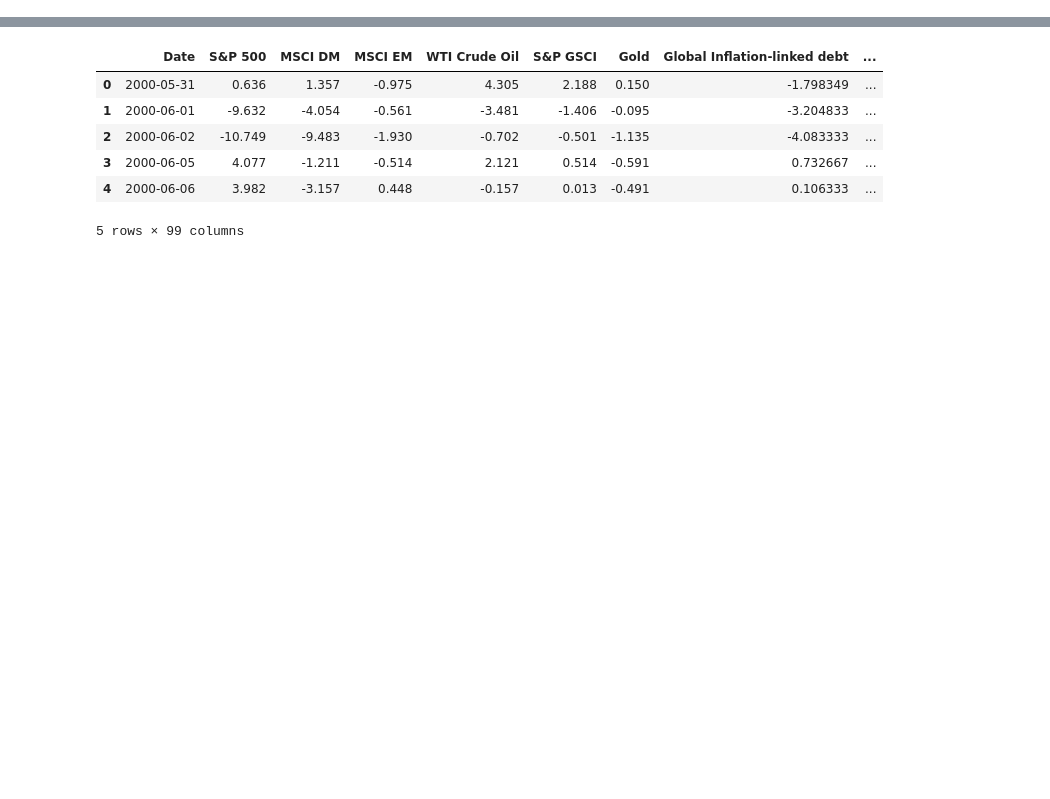
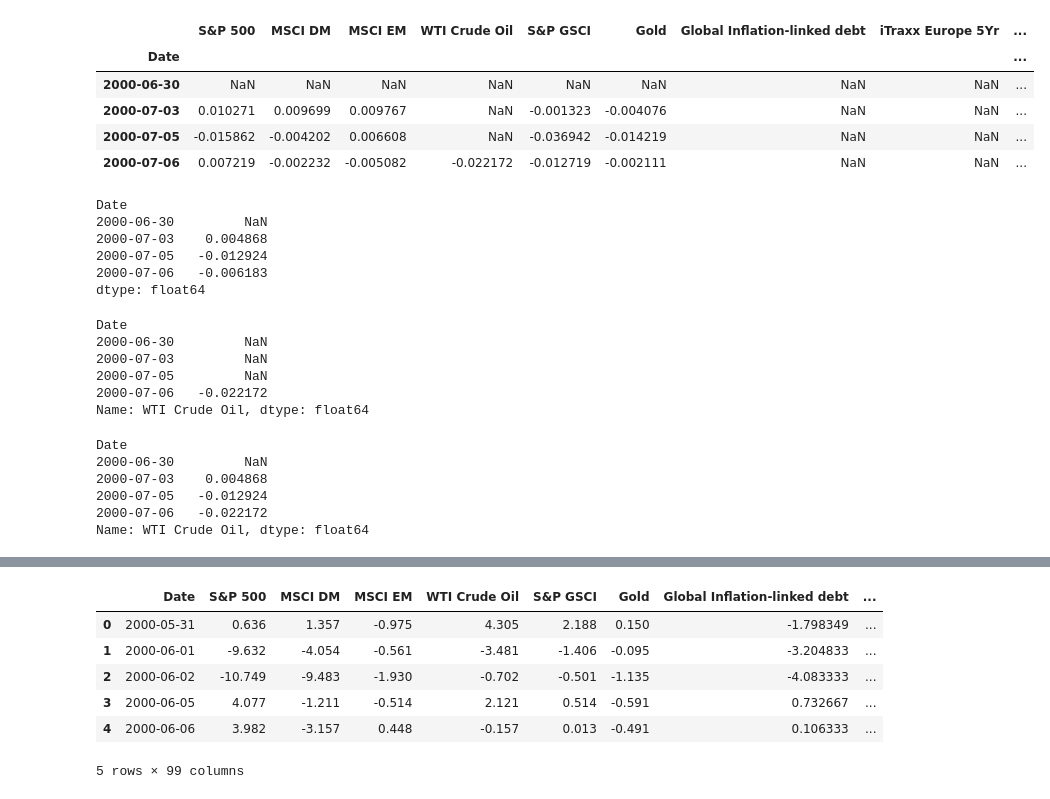
Before and after one commit to JBaldys/APlusBernstein-Project, a Jupyter notebook: notebooks/missing.ipynb, the cells around one changed output, grey strips where cells are left out. Drawn from its saved outputs; the diff is of its cells as text; code cells hidden in the pictures; blank space fills up the shorter version.

Commit message:
update model data

```diff
--- a/notebooks/missing.ipynb
+++ b/notebooks/missing.ipynb
@@ -21,7 +20,5 @@ def impute_col(df_sc, col, values):
 # %%
 factors = pd.read_excel(raw_data_dir / raw_data_name, sheet_name=1)
 factors.set_index("Date", inplace=True)
-factors = factors.apply(lambda x: (x - np.mean(x)) / np.std(x))
+# factors = factors.apply(lambda x: (x - np.mean(x)) / np.std(x))
 categories = pd.read_excel(raw_data_dir / raw_data_name, sheet_name=2)
-# %%
-factors = pd.read_excel(raw_data_dir / raw_data_name, sheet_name=1)
@@ -76,0 +119,47 @@ Length: 97, dtype: int64
+# %%
+cols = ["S&P 500", "MSCI DM", "MSCI EM", "WTI Crude Oil"
+, "S&P GSCI", "Gold", "Global Inflation-linked debt", "iTraxx Europe 5Yr", "iTraxx Crossover 5Yr", "CDX IG 5Yr",
+"CDX HY 5Yr"]
+
+test_raw = factors.iloc[23:27][cols]
+test_raw_returns = test_raw.pct_change(fill_method=None)
+test_raw_returns
+# %% [output]
+|  | S&P 500 | MSCI DM | MSCI EM | WTI Crude Oil | S&P GSCI | Gold | Global Inflation-linked debt | iTraxx Europe 5Yr | ... |
+| Date |  |  |  |  |  |  |  |  | ... |
+| 2000-06-30 | NaN | NaN | NaN | NaN | NaN | NaN | NaN | NaN | ... |
+| 2000-07-03 | 0.010271 | 0.009699 | 0.009767 | NaN | -0.001323 | -0.004076 | NaN | NaN | ... |
+| 2000-07-05 | -0.015862 | -0.004202 | 0.006608 | NaN | -0.036942 | -0.014219 | NaN | NaN | ... |
+| 2000-07-06 | 0.007219 | -0.002232 | -0.005082 | -0.022172 | -0.012719 | -0.002111 | NaN | NaN | ... |
+# %%
+mean_returns = test_raw.pct_change(fill_method=None).mean(axis=1)
+mean_returns
+# %% [output]
+Date
+2000-06-30         NaN
+2000-07-03    0.004868
+2000-07-05   -0.012924
+2000-07-06   -0.006183
+dtype: float64
+# %%
+col = test_raw_returns["WTI Crude Oil"]
+col
+# %% [output]
+Date
+2000-06-30         NaN
+2000-07-03         NaN
+2000-07-05         NaN
+2000-07-06   -0.022172
+Name: WTI Crude Oil, dtype: float64
+# %%
+col = col.copy(deep=True)
+idx_non_missing = col.notnull()
+col[~idx_non_missing] = mean_returns[~idx_non_missing]
+col
+# %% [output]
+Date
+2000-06-30         NaN
+2000-07-03    0.004868
+2000-07-05   -0.012924
+2000-07-06   -0.022172
+Name: WTI Crude Oil, dtype: float64
```
Also changed, not shown: parts of 10 cells of this notebook, 8 other files.
